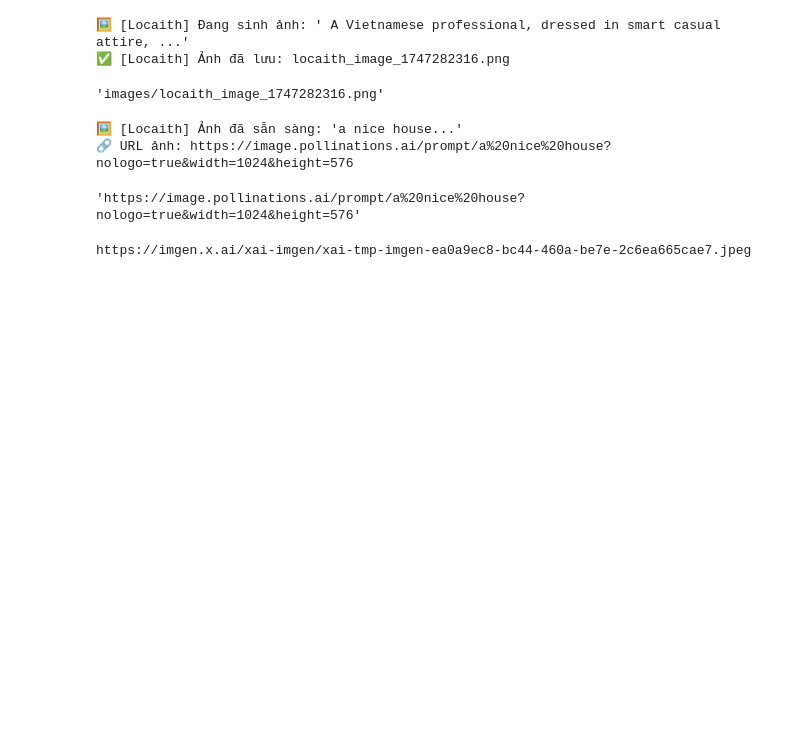
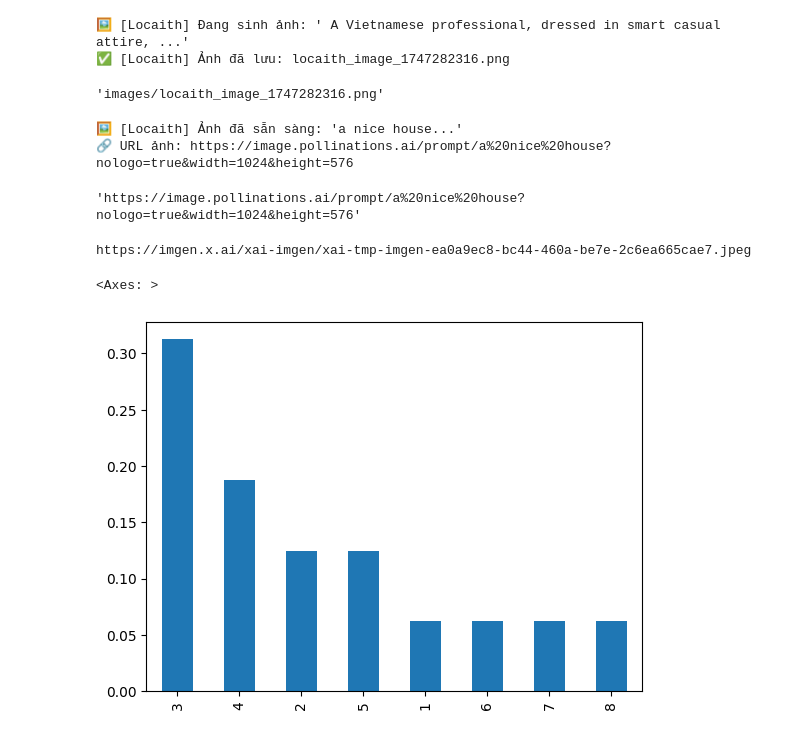
Before and after one commit to lf2foce/techlocal-copy, a Jupyter notebook: notebook/test.ipynb, the cells around one changed output. Saved outputs shown, nothing was run; the diff lists cells and outputs as text; code cells hidden in the pictures; blank space fills up the shorter version.

```diff
--- a/notebook/test.ipynb
+++ b/notebook/test.ipynb
@@ -985,3 +985,12 @@ A Vietnamese individual, wearing comfortable pajamas, stands by a window at dawn
 print(response.data[0].url)
 # %% [output]
 https://imgen.x.ai/xai-imgen/xai-tmp-imgen-ea0a9ec8-bc44-460a-be7e-2c6ea665cae7.jpeg
+# %%
+import matplotlib.pyplot as plt
+
+import pandas as pd
+
+pd.Series([1,2,2,3,3,3,3,3,4,4,4,5,5,6,7,8]).value_counts(normalize=True).plot.bar()
+# %% [output]
+<Axes: >
+[figure, added]
```
